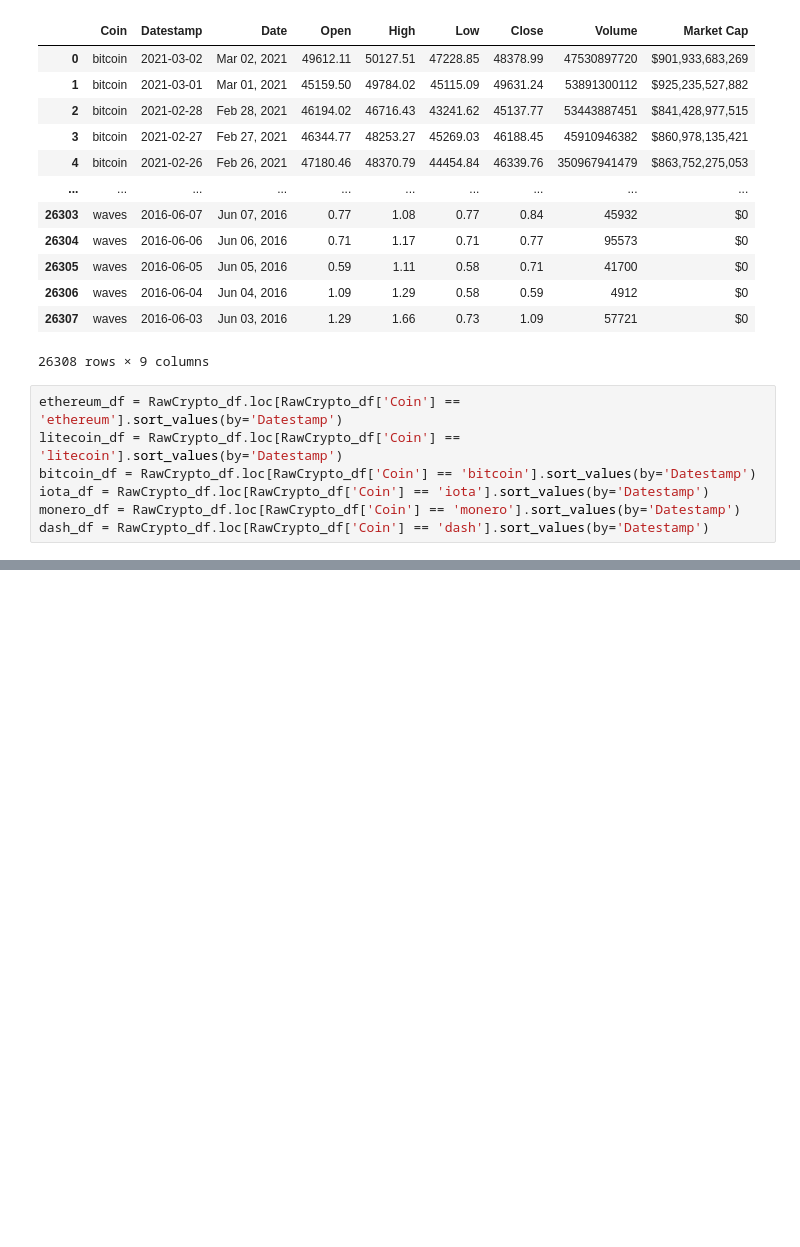
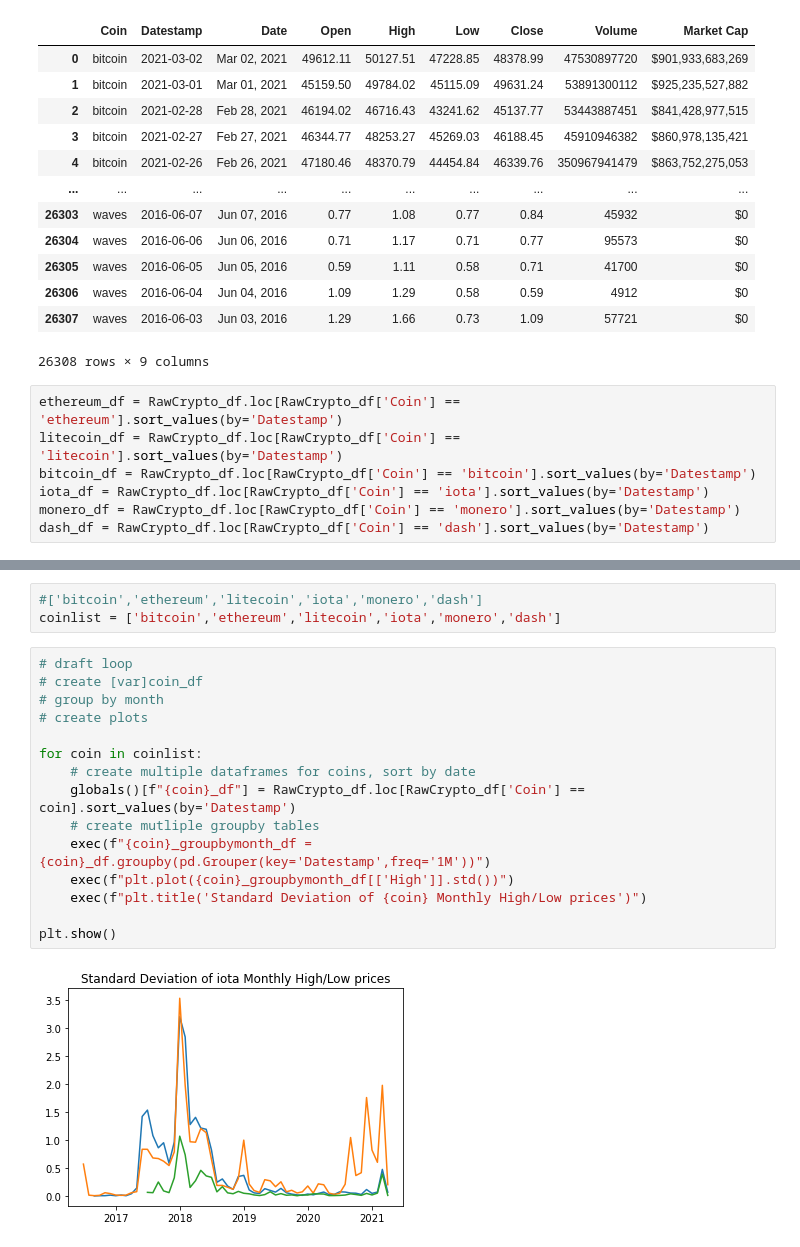
Before and after one commit to nickkyklausng/Crypto-Assignment, a Jupyter notebook: Dave-Crypto-Scratch-Notebook.ipynb, the cells around one changed output, grey strips where cells are left out. Saved outputs shown, nothing was run; the diff lists cells and outputs as text; blank space fills up the shorter version.

```diff
--- a/Dave-Crypto-Scratch-Notebook.ipynb
+++ b/Dave-Crypto-Scratch-Notebook.ipynb
@@ -120,0 +127,20 @@ plt.plot(delta['Delta'])
+# %%
+#['bitcoin','ethereum','litecoin','iota','monero','dash']
+coinlist = ['bitcoin','ethereum','litecoin','iota','monero','dash']
+# %%
+# draft loop
+# create [var]coin_df
+# group by month
+# create plots
+
+for coin in coinlist:
+    # create multiple dataframes for coins, sort by date
+    globals()[f"{coin}_df"] = RawCrypto_df.loc[RawCrypto_df['Coin'] == coin].sort_values(by='Datestamp')
+    # create mutliple groupby tables
+    exec(f"{coin}_groupbymonth_df = {coin}_df.groupby(pd.Grouper(key='Datestamp',freq='1M'))")
+    exec(f"plt.plot({coin}_groupbymonth_df[['High']].std())")
+    exec(f"plt.title('Standard Deviation of {coin} Monthly High/Low prices')")
+
+plt.show()
+# %% [output]
+[figure, added]
```
Also changed, not shown: parts of 10 cells of this notebook, 1 other file.
